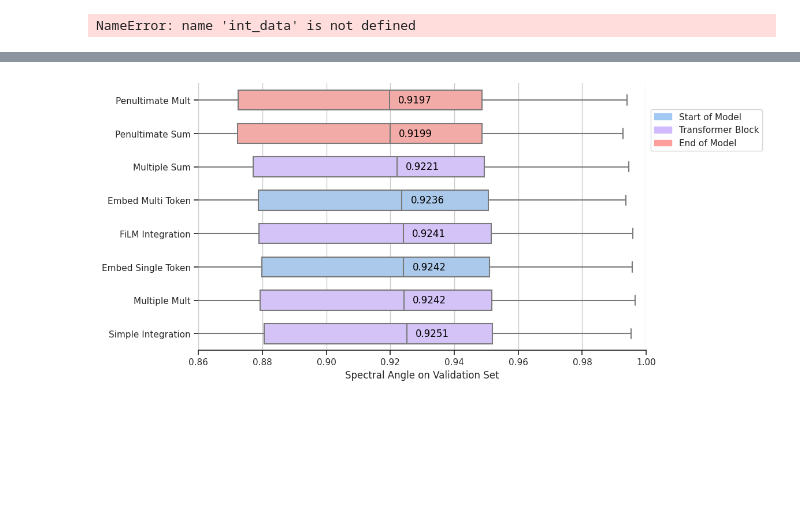
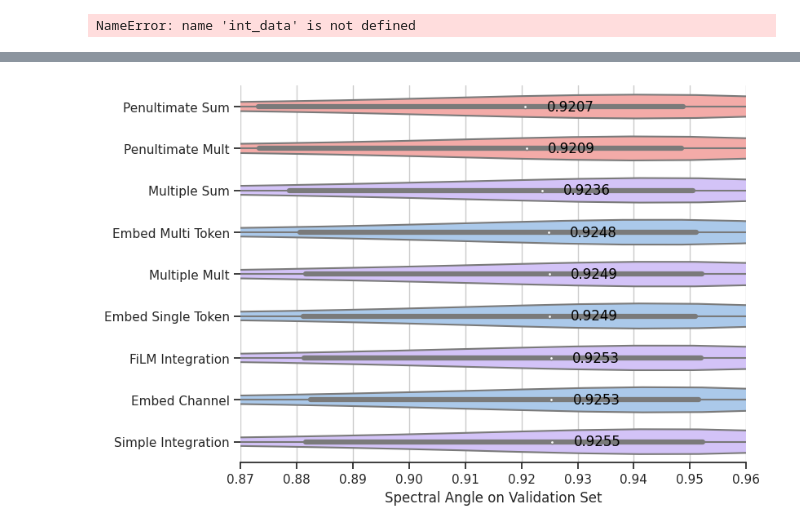
Before and after one commit to Elizabeth-Flx/dlomix-astral, a Jupyter notebook: eval_full.ipynb, the cells around one changed output, grey strips where cells are left out. Cells and saved outputs as stored; diff of their text form; code cells hidden in the pictures; blank space fills up the shorter version.

```diff
--- a/eval_full.ipynb
+++ b/eval_full.ipynb
@@ -34,7 +34,7 @@ In both cases, you can access the parsed sequence information from the dataset u
     - _c_term_mods: C-terminal modifications
 # %%
 model_names = [
-    #"f_r_embed_input_d5_static_0.0005_28j",
+    "f_r_embed_input_d5_static_0.0005_qSs",
     "f_r_penult_mult_d5_static_0.0005_Ag0",
     "f_r_penult_sum_d5_static_0.0005_370",
     "f_r_single_both_d5_static_0.0005_GTs",
@@ -43,13 +43,14 @@ model_names = [
     # "f_r_FiLM_reduced_d5_static_0.0005_9vG",
     "f_r_FiLM_full_d5_static_0.0005_XOr",
     "f_r_token_mult_d5_static_0.0005_eW4",
-    "0.1107_f_r_token_sum_d5_static_0.0005_9I4",
+    "f_r_token_sum_d5_static_0.0005_Uw9",
     "f_r_single_token_d5_static_0.0005_lm6",
     "f_r_multi_token_d5_static_0.0005_RvL",
 ]
 
 model_labels = [name.split('_r_')[1].split('_d5_')[0] for name in model_names]
 model_labels = [
+    "Embed Channel",
     "Penultimate Mult",
     "Penultimate Sum",
     "Simple Integration",
@@ -65,6 +66,7 @@ model_labels = [
 
 # adjust custom palette
 custom_palette = {
+    "Embed Channel"      : "#a1c9f4",
     "Penultimate Mult"        : "#ff9f9b",
     "Penultimate Sum"         : "#ff9f9b",
     "Simple Integration"      : "#d0bbff",
@@ -125,7 +127,7 @@ int_data = FragmentIonIntensityDataset.load_from_disk("/cmnfs/proj/prosit_astral
 # %%
 losses = []
 
-eval_batches = [m for m in int_data.tensor_val_data.take(20)]
+eval_batches = [m for m in int_data.tensor_test_data.take(10)]
 
 for model_name in model_names:
 
@@ -215,9 +273,9 @@ import matplotlib.patches as mpatches
 sns.set_theme(style="ticks")
 
 # Initialize the figure with a logarithmic x axis and set the plot size
-f, ax = plt.subplots(figsize=(10, 6))  # Adjust the size here
+f, ax = plt.subplots(figsize=(8, 6))  # Adjust the size here
 
-ax.set_xlim(0.86, 1)
+ax.set_xlim(0.87, .96)
 
 method_order = test.groupby('method')['loss'].median().sort_values().index
 
@@ -226,36 +284,36 @@ method_order = test.groupby('method')['loss'].median().sort_values().index
 #     order=method_order, palette=custom_palette
 # )
 
-sns.boxplot(
+sns.violinplot(
    test, x="loss", y="method",
    order=method_order,  # Order y-axis by median loss
    whis=[0, 100], width=.6, palette=custom_palette
 )
 
 # Calculate and label the medians
 medians = test.groupby('method')['loss'].median().reindex(method_order)
 
 for i, method in enumerate(method_order):
     median_value = medians[method]
     ax.text(median_value+0.008, i, f'{median_value:.4f}',
             va='center', ha='center', color='black')
 
 # Add in points to show each observation
 # sns.stripplot(test, x="loss", y="method", order=method_order, size=4, color=".3")
 
-start_patch = mpatches.Patch(color="#a1c9f4", label='Start of Model')
+start_patch = mpatches.Patch(color="#a1c9f4", label='Embedding Level')
 block_patch = mpatches.Patch(color="#d0bbff", label='Transformer Block')
 end_patch = mpatches.Patch(color="#ff9f9b", label='End of Model')
 
-plt.legend(handles=[start_patch, block_patch, end_patch], bbox_to_anchor=(1, 0.92))
+# plt.legend(handles=[start_patch, block_patch, end_patch], bbox_to_anchor=(1, 0.92))
 
 plt.xlabel('Spectral Angle on Validation Set')
 
 # Tweak the visual presentation
 ax.xaxis.grid(True)
 ax.set(ylabel="")
 sns.despine(trim=True, left=True)
 
 plt.show()
 # %% [output]
-[figure, old version]
+[figure, new version]
```
Also changed, not shown: parts of 4 cells of this notebook, 22 other files.
